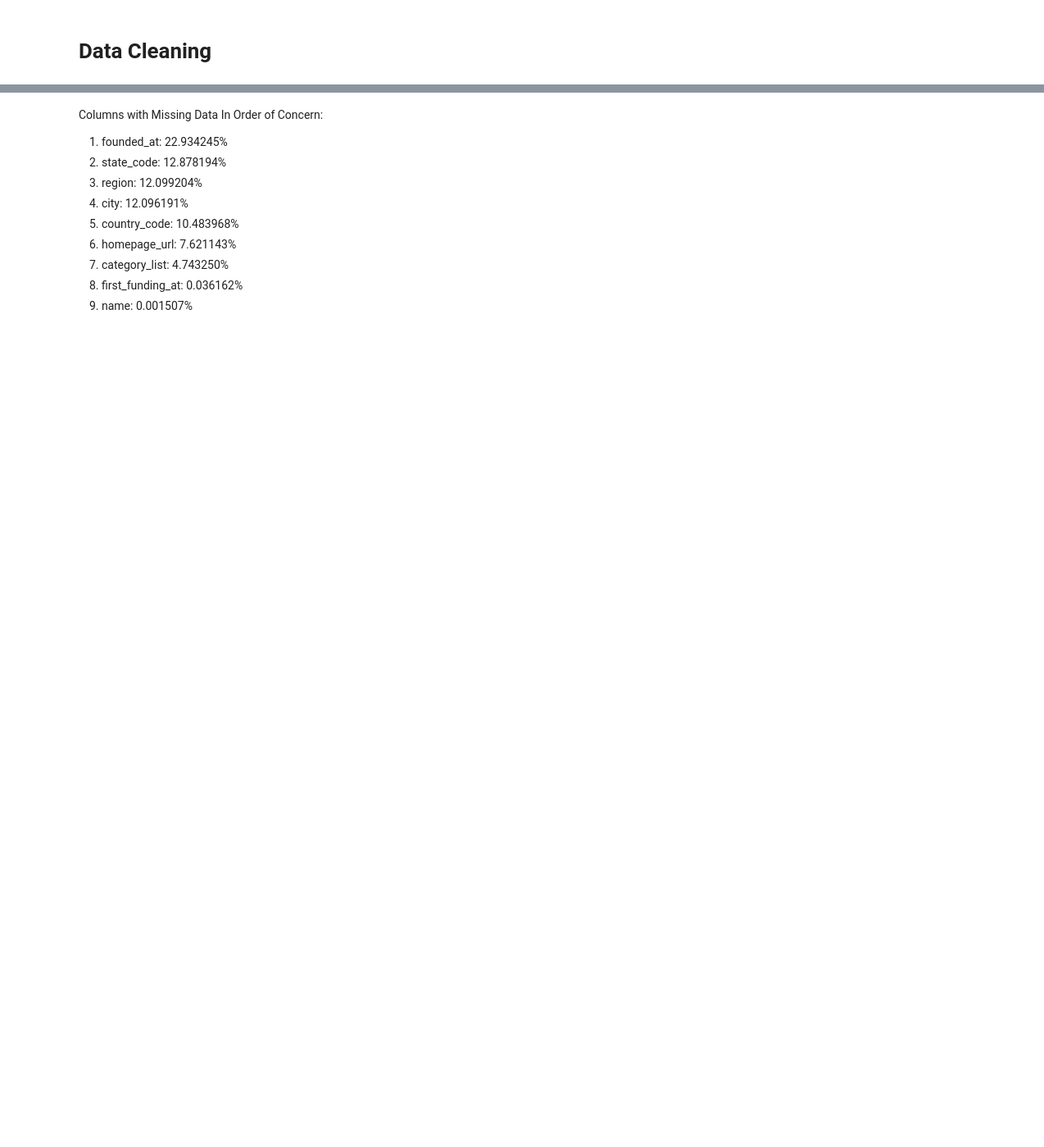
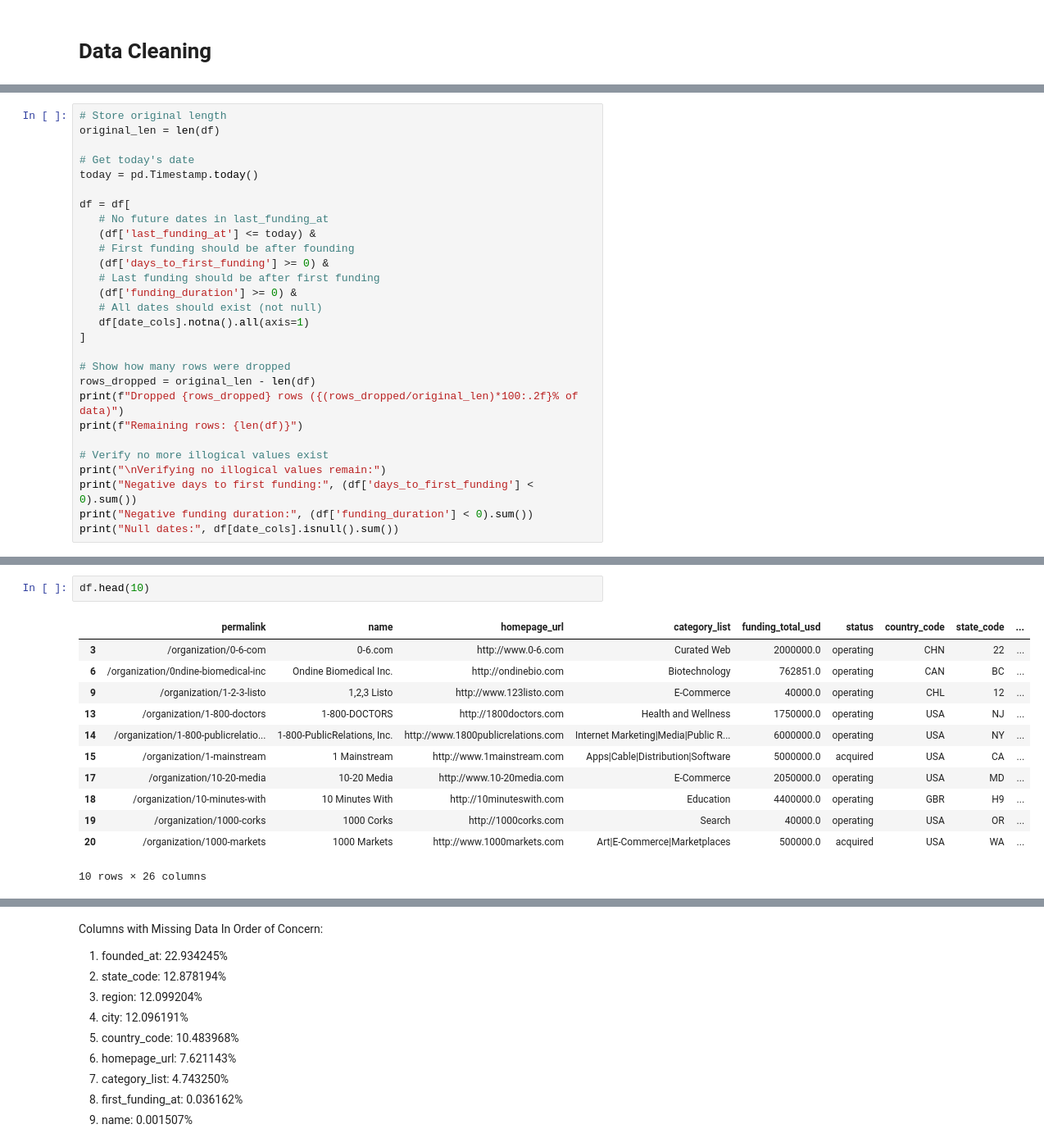
Before and after one commit to eloter01/AI4All_F24_Class16, a Jupyter notebook: AI4All_team16_proj.ipynb, the cells around one changed output, grey strips where cells are left out. Shown: that part at 82% size. Drawn from its saved outputs; the diff is of its cells as text; blank space fills up the shorter version.

```diff
--- a/AI4All_team16_proj.ipynb
+++ b/AI4All_team16_proj.ipynb
@@ -248,0 +529,28 @@ dtype: int64
+# %%
+# Store original length
+original_len = len(df)
+
+# Get today's date
+today = pd.Timestamp.today()
+
+df = df[
+   # No future dates in last_funding_at
+   (df['last_funding_at'] <= today) &
+   # First funding should be after founding
+   (df['days_to_first_funding'] >= 0) &
+   # Last funding should be after first funding
+   (df['funding_duration'] >= 0) &
+   # All dates should exist (not null)
+   df[date_cols].notna().all(axis=1)
+]
+
+# Show how many rows were dropped
+rows_dropped = original_len - len(df)
+print(f"Dropped {rows_dropped} rows ({(rows_dropped/original_len)*100:.2f}% of data)")
+print(f"Remaining rows: {len(df)}")
+
+# Verify no more illogical values exist
+print("\nVerifying no illogical values remain:")
+print("Negative days to first funding:", (df['days_to_first_funding'] < 0).sum())
+print("Negative funding duration:", (df['funding_duration'] < 0).sum())
+print("Null dates:", df[date_cols].isnull().sum())
@@ -248,0 +599,15 @@ dtype: int64
+# %%
+df.head(10)
+# %% [output]
+|  | permalink | name | homepage_url | category_list | funding_total_usd | status | country_code | state_code | ... |
+| 3 | /organization/0-6-com | 0-6.com | http://www.0-6.com | Curated Web | 2000000.0 | operating | CHN | 22 | ... |
+| 6 | /organization/0ndine-biomedical-inc | Ondine Biomedical Inc. | http://ondinebio.com | Biotechnology | 762851.0 | operating | CAN | BC | ... |
+| 9 | /organization/1-2-3-listo | 1,2,3 Listo | http://www.123listo.com | E-Commerce | 40000.0 | operating | CHL | 12 | ... |
+| 13 | /organization/1-800-doctors | 1-800-DOCTORS | http://1800doctors.com | Health and Wellness | 1750000.0 | operating | USA | NJ | ... |
+| 14 | /organization/1-800-publicrelatio... | 1-800-PublicRelations, Inc. | http://www.1800publicrelations.com | Internet Marketing|Media|Public R... | 6000000.0 | operating | USA | NY | ... |
+| 15 | /organization/1-mainstream | 1 Mainstream | http://www.1mainstream.com | Apps|Cable|Distribution|Software | 5000000.0 | acquired | USA | CA | ... |
+| 17 | /organization/10-20-media | 10-20 Media | http://www.10-20media.com | E-Commerce | 2050000.0 | operating | USA | MD | ... |
+| 18 | /organization/10-minutes-with | 10 Minutes With | http://10minuteswith.com | Education | 4400000.0 | operating | GBR | H9 | ... |
+| 19 | /organization/1000-corks | 1000 Corks | http://1000corks.com | Search | 40000.0 | operating | USA | OR | ... |
+| 20 | /organization/1000-markets | 1000 Markets | http://www.1000markets.com | Art|E-Commerce|Marketplaces | 500000.0 | acquired | USA | WA | ... |
+10 rows × 26 columns
```
Also changed, not shown: parts of 86 cells of this notebook.
